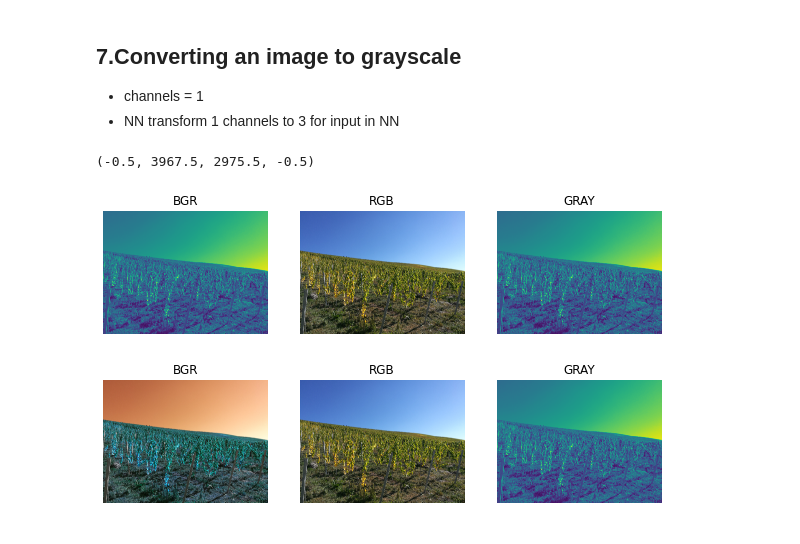
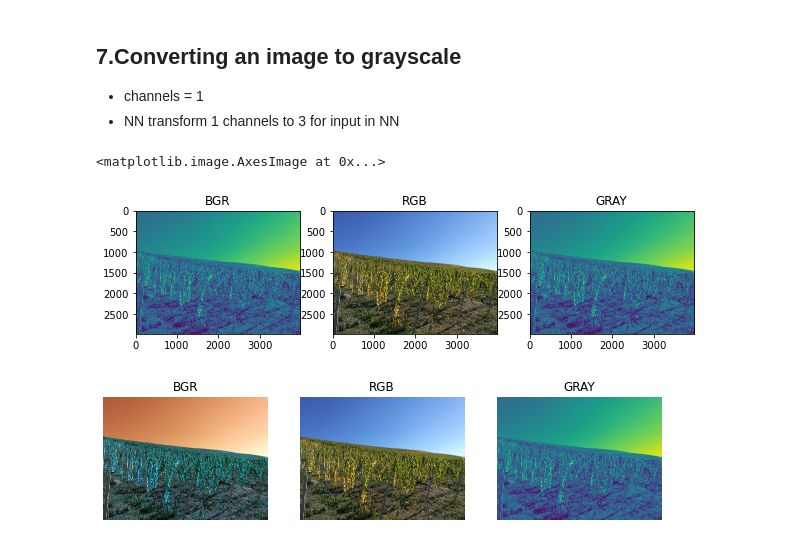
Before and after one commit to simsisim/sims-pyimage, a Jupyter notebook: _notebooks/2020-12-22-Day2-OpenCVTutorial.ipynb, the cells around one changed output. Cells and saved outputs as stored; diff of their text form; code cells hidden in the pictures.

```diff
--- a/_notebooks/2020-12-22-Day2-OpenCVTutorial.ipynb
+++ b/_notebooks/2020-12-22-Day2-OpenCVTutorial.ipynb
@@ -158,24 +158,25 @@ norm = cv2.cvtColor(image, cv2.COLOR_BGR2RGB)
 gray = cv2.cvtColor(image, cv2.COLOR_BGR2GRAY)
 # %%
 #collapse-hide
+#collapse-output
 fig = plt.figure(figsize = (10, 10))
 ax = fig.add_subplot(131)
 ax.set_title("BGR")
 plt.imshow(image)
-plt.axis("off")
+#plt.axis("off")
 ax = fig.add_subplot(132)
 plt.imshow(norm)
-plt.axis("off")
+#plt.axis("off")
 ax.set_title("RGB")
 #plt.colorbar()
 ax = fig.add_subplot(133)
 ax.set_title("GRAY")
 plt.imshow(gray)
-plt.axis("off")
+#plt.axis("off")
 #plt.colorbar()
 # %% [output]
-(-0.5, 3967.5, 2975.5, -0.5)
+<matplotlib.image.AxesImage at 0x...>
-[figure, old version]
+[figure, new version]
 # %%
 fig = plt.figure(figsize = (10,10))
 images = ("BGR", image), ("RGB", norm), ("GRAY", gray)
```
Also changed, not shown: parts of 1 cell of this notebook.
